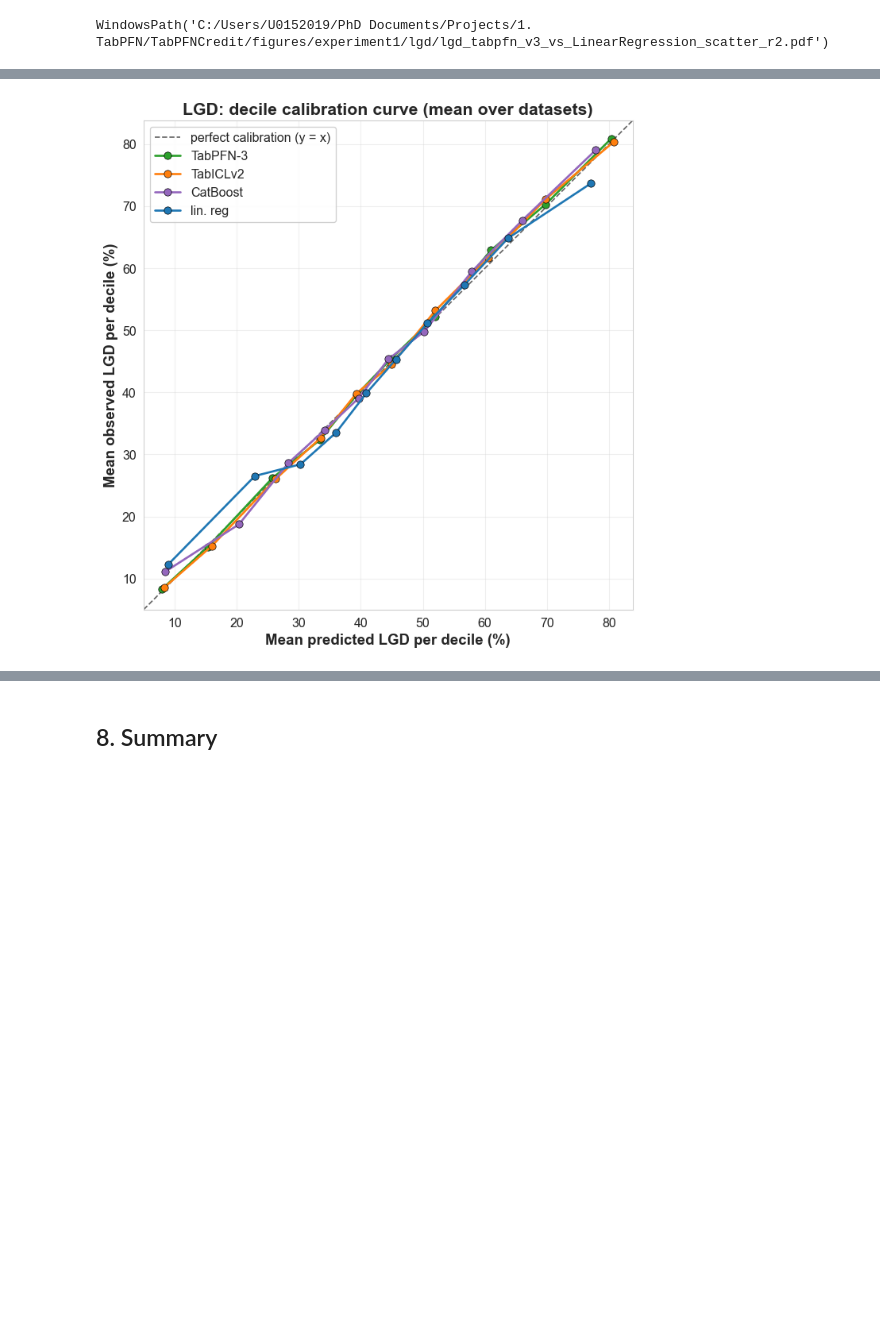
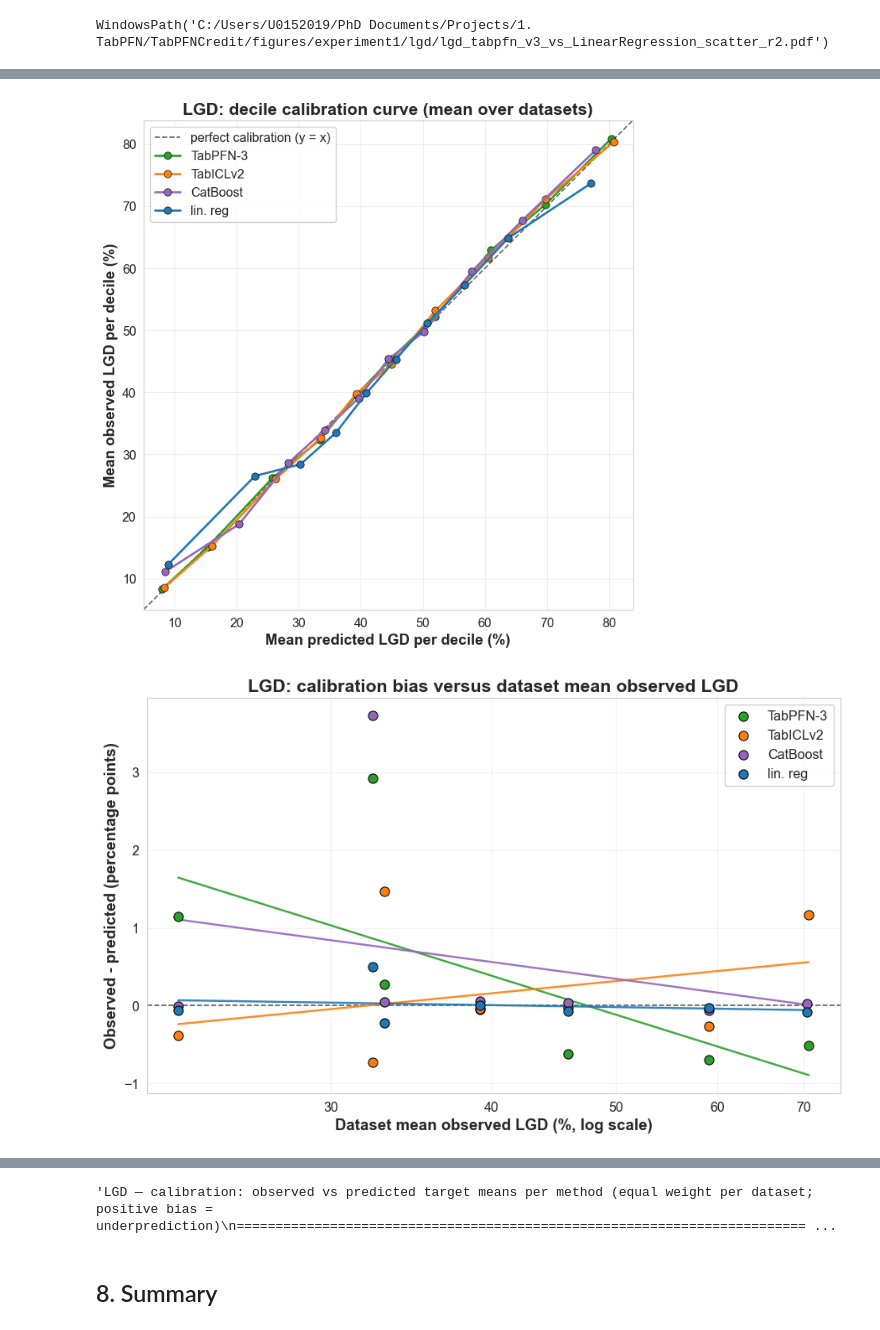
Before and after one commit to andreasgoethals/TabPFNCredit, a Jupyter notebook: notebooks/Experiment1.4-LGD.ipynb, the cells around one changed output, grey strips where cells are left out. Saved outputs shown, nothing was run; the diff lists cells and outputs as text; code cells hidden in the pictures; blank space fills up the shorter version.

```diff
--- a/notebooks/Experiment1.4-LGD.ipynb
+++ b/notebooks/Experiment1.4-LGD.ipynb
@@ -124,16 +125,22 @@ Comparison restricted to TabPFN-3, TabICLv2, CatBoost, and lin. reg. Two views:
 # %%
 lgd_calibration_methods = ('tabpfn_v3', 'tabicl_v2', 'catboost', 'LinearRegression')
 lgd_calibration = calibration_bias_table(
     df, results_root=RESULTS_ROOT, task='lgd', methods=lgd_calibration_methods
 )
 selected_method_calibration_summary(
     lgd_calibration, task='lgd', methods=lgd_calibration_methods,
     task_name='LGD', out_dir=FIGURES_DIR
 )
 calibration_decile_curve(
     df, results_root=RESULTS_ROOT, task='lgd', methods=lgd_calibration_methods,
     task_name='LGD', out_dir=FIGURES_DIR
 )
+calibration_bias_vs_default_rate(
+    lgd_calibration, task='lgd', methods=lgd_calibration_methods,
+    task_name='LGD', out_dir=FIGURES_DIR
+)
+calibration_summary_text(lgd_calibration, task_name='LGD')
 # %% [output]
 [figure]
 [figure]
+[figure, added]
@@ -141,3 +166,4 @@ WindowsPath('C:/Users/U0152019/PhD Documents/Projects/1. TabPFN/TabPFNCredit/fig
+'LGD — calibration: observed vs predicted target means per method (equal weight per dataset; positive bias = underprediction)\n========================================================================= ...
 # %% [markdown]
 ## 8. Summary
 # %%
```
Also changed, not shown: parts of 5 cells of this notebook, 33 other files.
